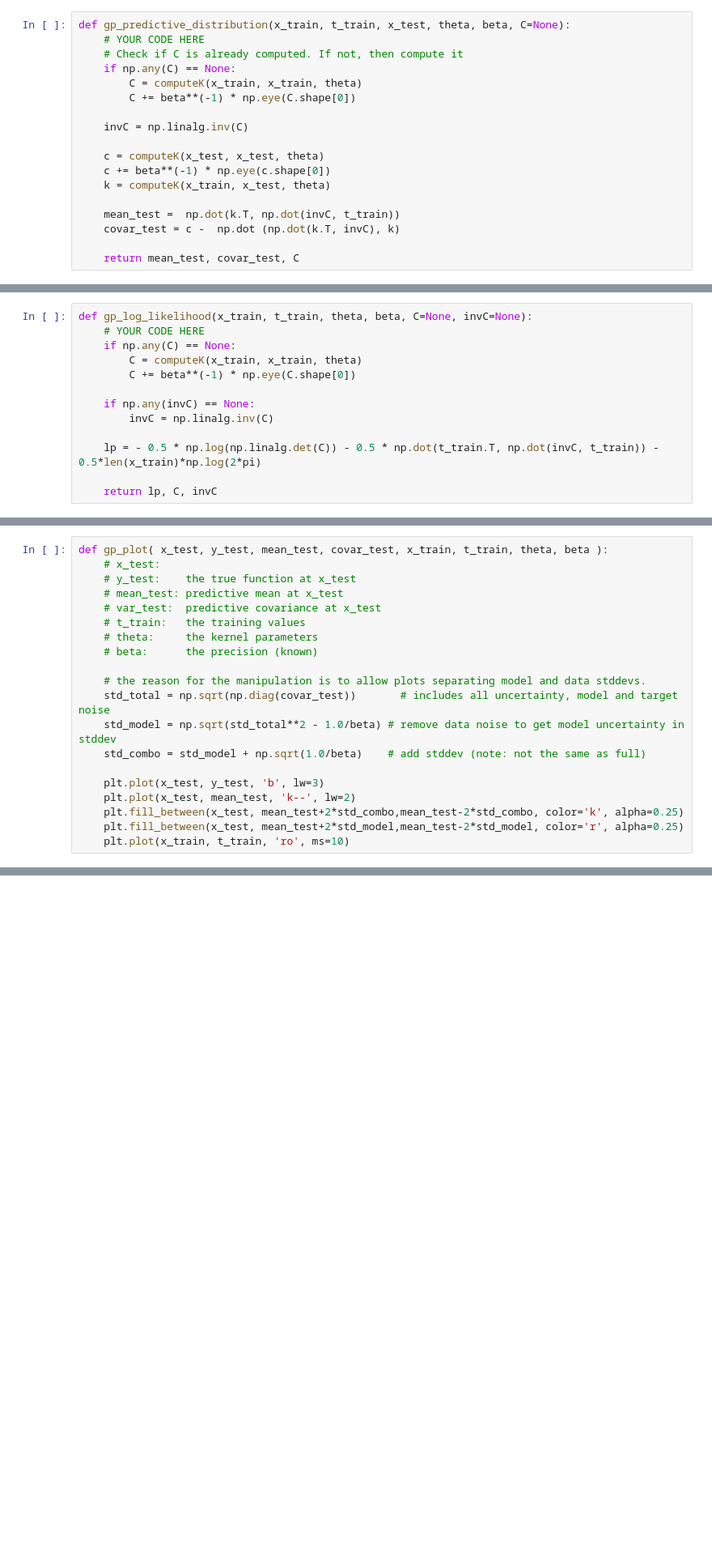
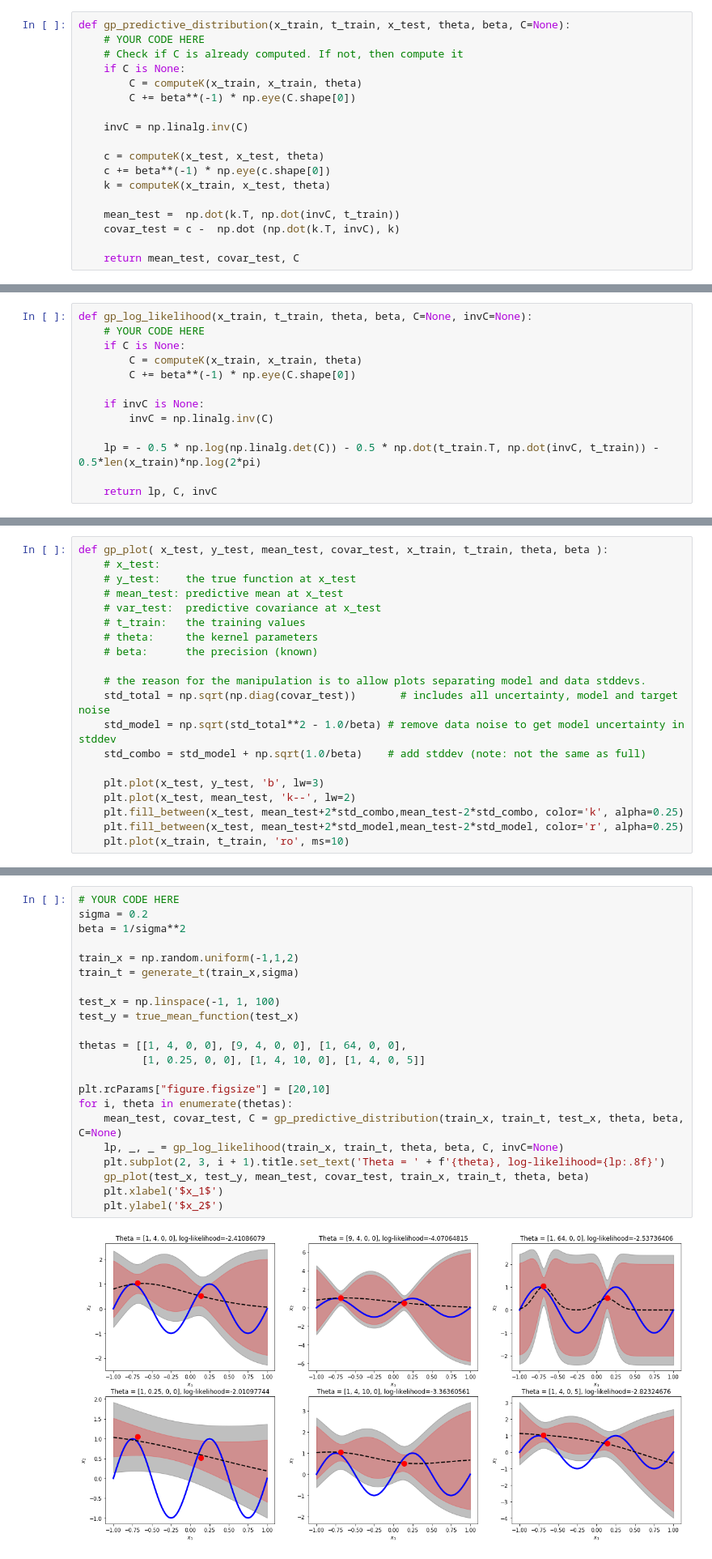
Before and after one commit to ioangatop/MachineLearning, a Jupyter notebook: 12141666_12166804_lab3.ipynb, the cells around one changed output, grey strips where cells are left out. Shown at 81% size. Drawn from its saved outputs; the diff is of its cells as text; blank space fills up the shorter version.

```diff
--- a/12141666_12166804_lab3.ipynb
+++ b/12141666_12166804_lab3.ipynb
@@ -218,7 +218,7 @@ Write a function `gp_predictive_distribution(x_train, t_train, x_test, theta, be
 def gp_predictive_distribution(x_train, t_train, x_test, theta, beta, C=None):
     # YOUR CODE HERE
     # Check if C is already computed. If not, then compute it
-    if np.any(C) == None:
+    if C is None:
         C = computeK(x_train, x_train, theta)
         C += beta**(-1) * np.eye(C.shape[0])
 
@@ -258,11 +258,11 @@ To learn the hyperparameters, we would need to compute the log-likelihood of the
 # %%
 def gp_log_likelihood(x_train, t_train, theta, beta, C=None, invC=None):
     # YOUR CODE HERE
-    if np.any(C) == None:
+    if C is None:
         C = computeK(x_train, x_train, theta)
         C += beta**(-1) * np.eye(C.shape[0])
 
-    if np.any(invC) == None:
+    if invC is None:
         invC = np.linalg.inv(C)
 
     lp = - 0.5 * np.log(np.linalg.det(C)) - 0.5 * np.dot(t_train.T, np.dot(invC, t_train)) - 0.5*len(x_train)*np.log(2*pi)
@@ -321,3 +316,27 @@ NotImplementedError:
+# %%
+# YOUR CODE HERE
+sigma = 0.2
+beta = 1/sigma**2
+
+train_x = np.random.uniform(-1,1,2)
+train_t = generate_t(train_x,sigma)
+
+test_x = np.linspace(-1, 1, 100)
+test_y = true_mean_function(test_x)
+
+thetas = [[1, 4, 0, 0], [9, 4, 0, 0], [1, 64, 0, 0],
+          [1, 0.25, 0, 0], [1, 4, 10, 0], [1, 4, 0, 5]]
+
+plt.rcParams["figure.figsize"] = [20,10]
+for i, theta in enumerate(thetas):
+    mean_test, covar_test, C = gp_predictive_distribution(train_x, train_t, test_x, theta, beta, C=None)
+    lp, _, _ = gp_log_likelihood(train_x, train_t, theta, beta, C, invC=None)
+    plt.subplot(2, 3, i + 1).title.set_text('Theta = ' + f'{theta}, log-likelihood={lp:.8f}')
+    gp_plot(test_x, test_y, mean_test, covar_test, train_x, train_t, theta, beta)
+    plt.xlabel('$x_1$')
+    plt.ylabel('$x_2$')
+# %% [output]
+[figure, added]
 # %% [markdown]
 #### 2.4 More plotting (5 points)
 Repeat the 6 plots above, but this time conditioned a new set of 10 training points. (5 points)
```
Also changed, not shown: parts of 19 cells of this notebook.
